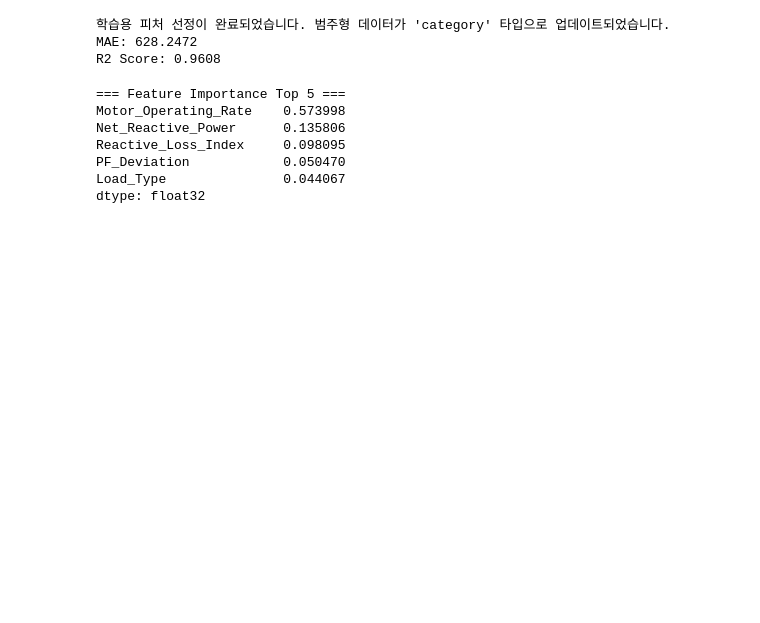
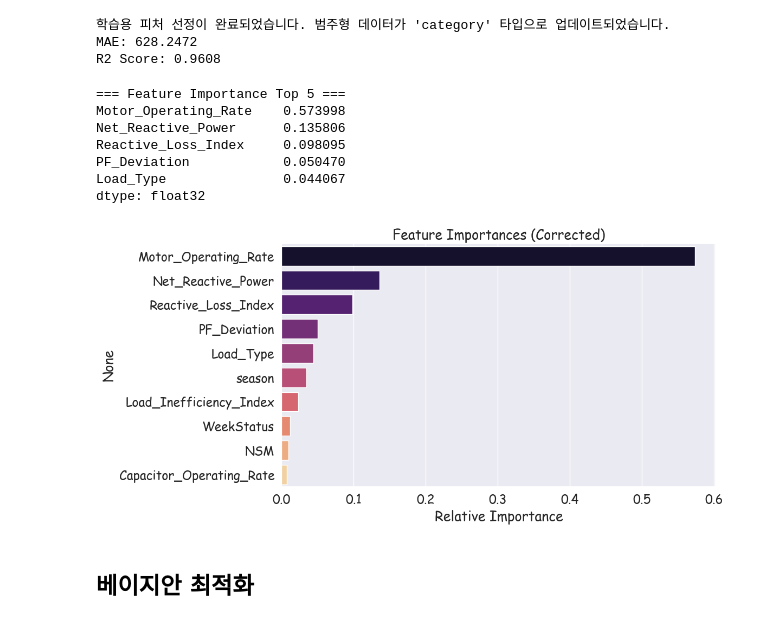
Before and after one commit to Kwonym0814/AIotDataAnalysis, a Jupyter notebook: workspace_python/프로젝트/시각화프로젝트_피쳐 생성.ipynb, the cells around one changed output. Cells and saved outputs as stored; diff of their text form; code cells hidden in the pictures; blank space fills up the shorter version.

```diff
--- a/workspace_python/프로젝트/시각화프로젝트_피쳐 생성.ipynb
+++ b/workspace_python/프로젝트/시각화프로젝트_피쳐 생성.ipynb
@@ -854,13 +876,31 @@ R2 Score: 0.9608
 # %%
 # 피처 중요도 확인 (텍스트 출력)
 importances = pd.Series(model.feature_importances_, index=features).sort_values(ascending=False)
+
 print("\n=== Feature Importance Top 5 ===")
 print(importances.head(5))
+
+# 1. 정렬된 데이터를 변수에 저장
+top_features = importances.sort_values(ascending=False).head(10)
+
+# 2. 그래프 그리기
+plt.figure(figsize=(12, 6))
+plt.title("Feature Importances (Corrected)")
+
+# x에는 중요도 수치(values), y에는 피처 이름(index)을 직접 전달
+sns.barplot(x=top_features.values, y=top_features.index, palette='magma')
+
+plt.xlabel("Relative Importance")
+plt.tight_layout()
+plt.show()
 # %% [output]
 === Feature Importance Top 5 ===
 Motor_Operating_Rate    0.573998
 Net_Reactive_Power      0.135806
 Reactive_Loss_Index     0.098095
 PF_Deviation            0.050470
 Load_Type               0.044067
 dtype: float32
+[figure, added]
+# %% [markdown]
+## 베이지안 최적화
```
Also changed, not shown: parts of 9 cells of this notebook.
